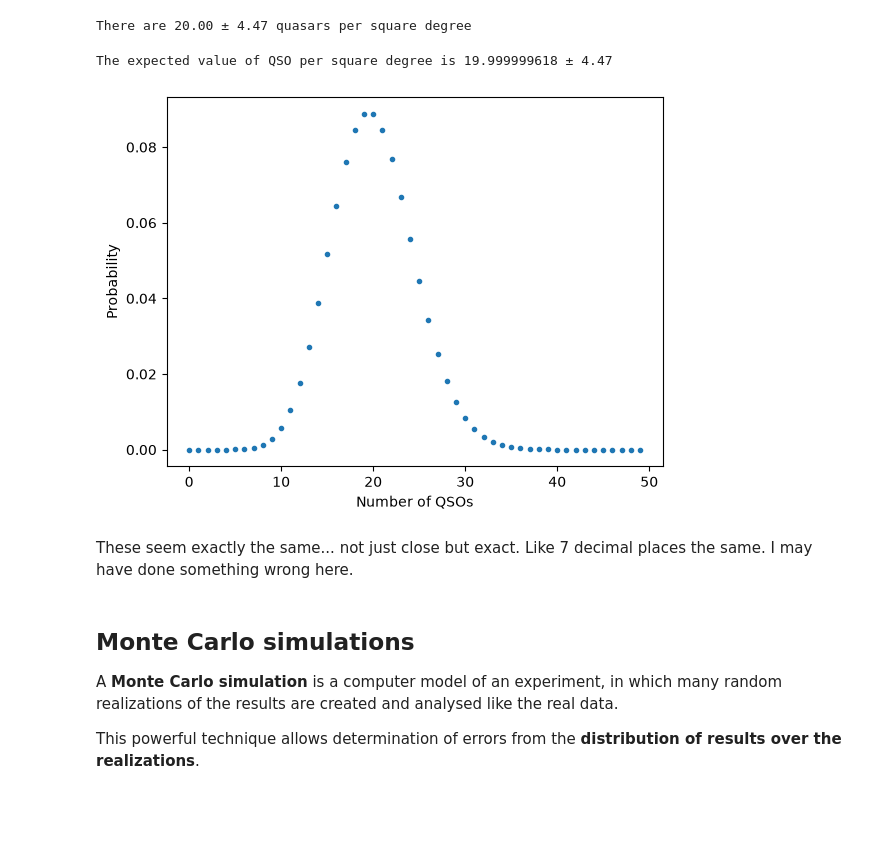
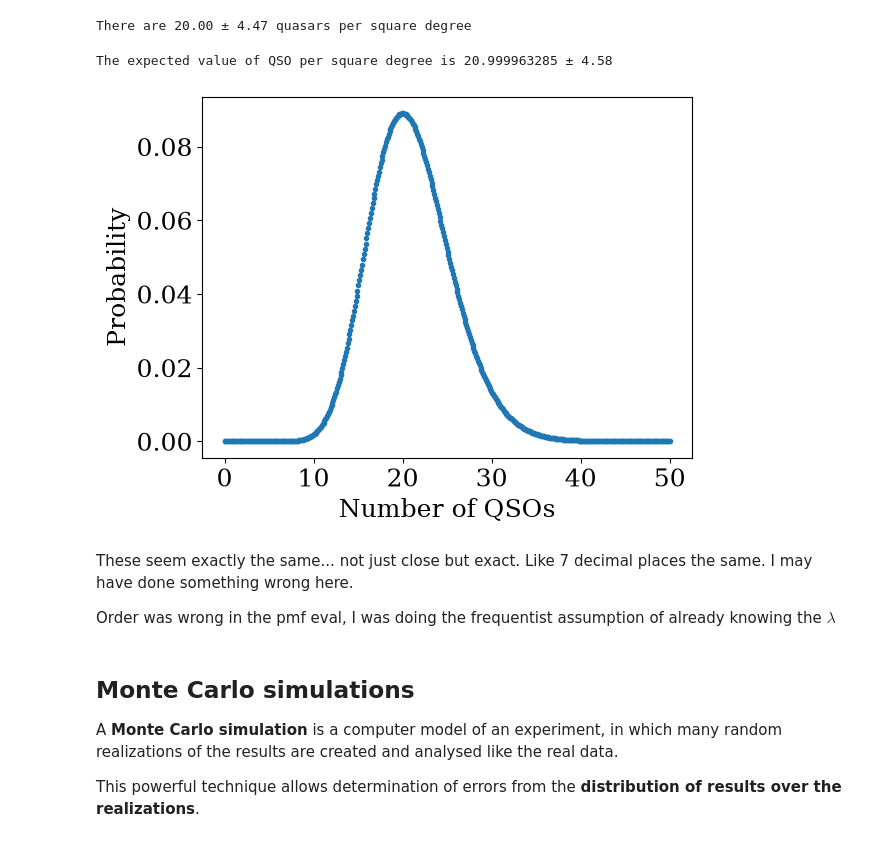
Before and after one commit to bray217/CAS_Stats_course_Sep_25, a Jupyter notebook: TO_CHANGE_Jupyter_notebooks/Notebook_Class1_ProbabilityStatistics.ipynb, the cells around one changed output. Drawn from its saved outputs; the diff is of its cells as text; code cells hidden in the pictures; blank space fills up the shorter version.

Commit message:
Class 1 done, fixed Poisson activity mistake. Also started the notebook to submit after the course

```diff
--- a/TO_CHANGE_Jupyter_notebooks/Notebook_Class1_ProbabilityStatistics.ipynb
+++ b/TO_CHANGE_Jupyter_notebooks/Notebook_Class1_ProbabilityStatistics.ipynb
@@ -127,6 +128,16 @@ Here is an example Binomial distribution for $N = 10$ and $p = 0.2$ (you can cha
 # %%
 import matplotlib.pyplot as plt
 %matplotlib inline
+
+plt.rcParams.update({
+    "font.size": 18,
+    "font.family": "serif",
+    "figure.autolayout": True,
+    "axes.grid": False,
+    # "xtick.minor.visible": True,
+    # "ytick.minor.visible": True,
+})
+
 
 n = 10 # number of trials
 p = 0.2 # probability of success in each trial
@@ -323,29 +334,35 @@ There are 20.00 ± 4.47 quasars per square degree
 # %%
 
 #* Bayesian
 minQSO=0
 maxQSO=50
 step = 1
-posQSOCounts = np.arange(minQSO, maxQSO,step) #! discrete values, as can't have 1/2 a QSO
+posQSOCounts = np.arange(minQSO, maxQSO,step) # // ! discrete values, as can't have 1/2 a QSO
 
-qsoProbs = np.array([stats.poisson.pmf(count,foundQSO) for count in posQSOCounts])
+numTrial = 500
+posQSOCounts = np.linspace(minQSO, maxQSO,numTrial) #* the density is continuous
+step=(maxQSO-minQSO)/numTrial
+
+qsoProbs = np.array([stats.poisson.pmf(foundQSO, count) for count in posQSOCounts]) #!Order was wrong
 
 qsoProbs /= np.sum(qsoProbs)*step
 
 fig, ax = plt.subplots()
 ax.plot(posQSOCounts, qsoProbs, ".")
 ax.set(xlabel="Number of QSOs", ylabel="Probability")
 
 ev = np.sum(posQSOCounts*qsoProbs*step)
 
 sig = np.sqrt(np.sum((posQSOCounts**2)*qsoProbs*step) - ev**2)
 
 print(f"The expected value of QSO per square degree is {ev:.9f} ± {sig:.2f}")
 # %% [output]
-The expected value of QSO per square degree is 19.999999618 ± 4.47
+The expected value of QSO per square degree is 20.999963285 ± 4.58
-[figure, old version]
+[figure, new version]
 # %% [markdown]
 These seem exactly the same... not just close but exact. Like 7 decimal places the same. I may have done something wrong here.
+
+Order was wrong in the pmf eval, I was doing the frequentist assumption of already knowing the $\lambda$
 # %% [markdown]
 ## Monte Carlo simulations
 
```
Also changed, not shown: parts of 8 cells of this notebook, 1 other file.
